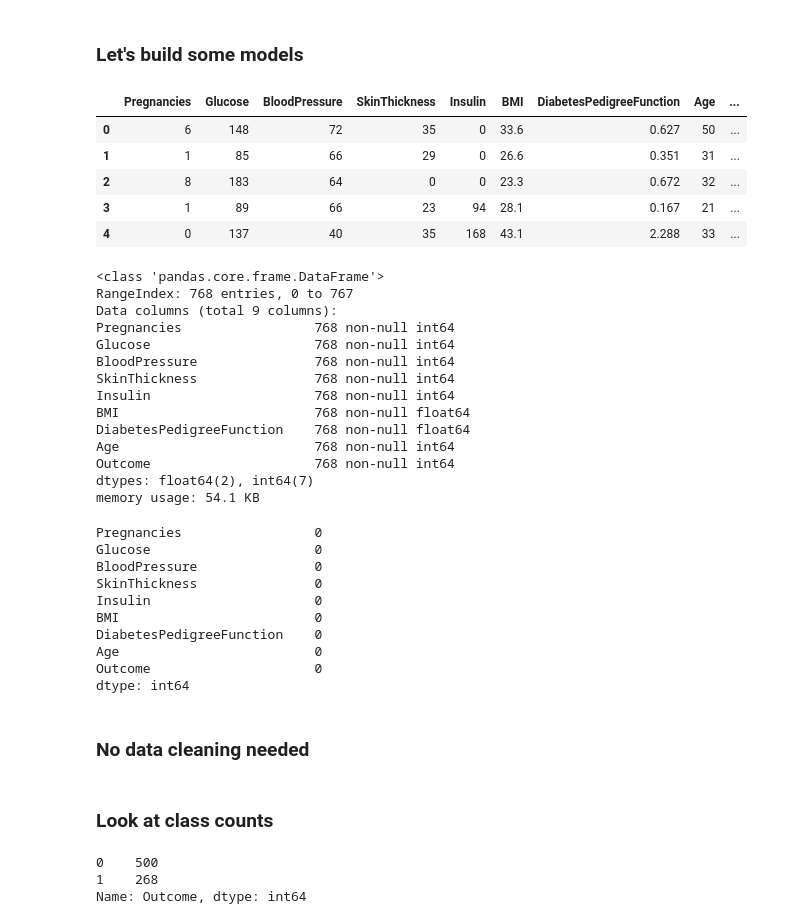
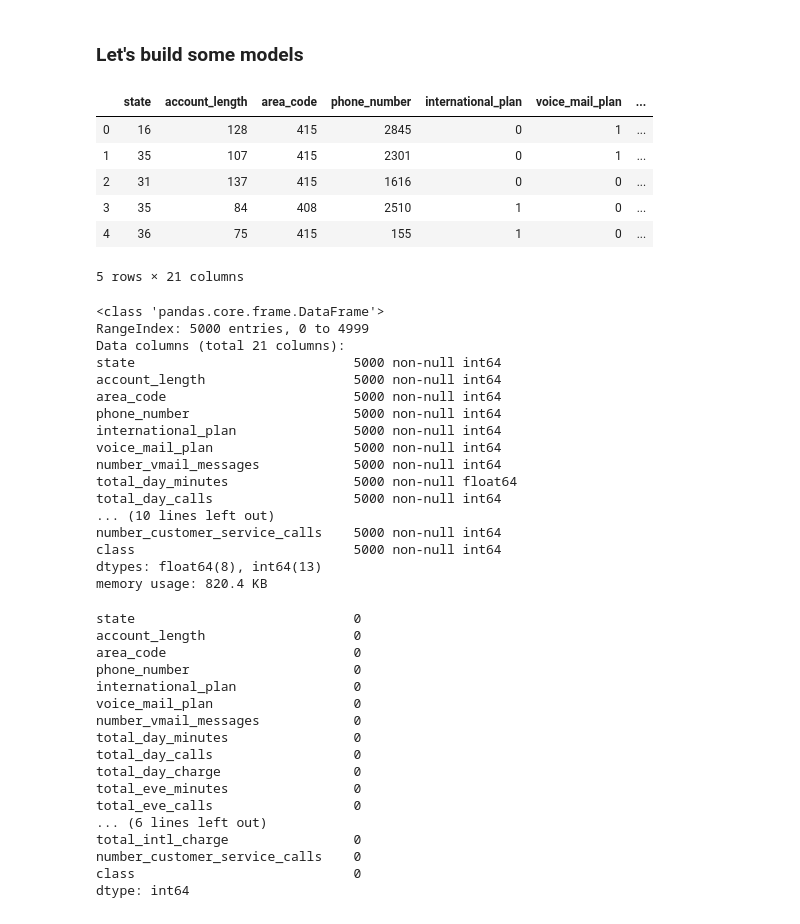
Before and after one commit to EricaSG/cv2-mod4-sec35-ensemble-methods-lesson, a Jupyter notebook: lesson-plan.ipynb, the cells around one changed output. Saved outputs shown, nothing was run; the diff lists cells and outputs as text; code cells hidden in the pictures.

```diff
--- a/lesson-plan.ipynb
+++ b/lesson-plan.ipynb
@@ -83,52 +91,53 @@ np.random.seed(42)
 # %% [markdown]
 ### Let's build some models
 # %%
-df = pd.read_csv("./pima-indians-diabetes.csv")
+df = pd.read_csv("./churn.csv")
 df.head()
 # %% [output]
-|  | Pregnancies | Glucose | BloodPressure | SkinThickness | Insulin | BMI | DiabetesPedigreeFunction | Age | ... |
-| 0 | 6 | 148 | 72 | 35 | 0 | 33.6 | 0.627 | 50 | ... |
-| 1 | 1 | 85 | 66 | 29 | 0 | 26.6 | 0.351 | 31 | ... |
-| 2 | 8 | 183 | 64 | 0 | 0 | 23.3 | 0.672 | 32 | ... |
-| 3 | 1 | 89 | 66 | 23 | 94 | 28.1 | 0.167 | 21 | ... |
-| 4 | 0 | 137 | 40 | 35 | 168 | 43.1 | 2.288 | 33 | ... |
+|  | state | account_length | area_code | phone_number | international_plan | voice_mail_plan | ... |
+| 0 | 16 | 128 | 415 | 2845 | 0 | 1 | ... |
+| 1 | 35 | 107 | 415 | 2301 | 0 | 1 | ... |
+| 2 | 31 | 137 | 415 | 1616 | 0 | 0 | ... |
+| 3 | 35 | 84 | 408 | 2510 | 1 | 0 | ... |
+| 4 | 36 | 75 | 415 | 155 | 1 | 0 | ... |
+5 rows × 21 columns
 # %%
 df.info()
 # %% [output]
 <class 'pandas.core.frame.DataFrame'>
-RangeIndex: 768 entries, 0 to 767
-Data columns (total 9 columns):
-Pregnancies                 768 non-null int64
-Glucose                     768 non-null int64
-BloodPressure               768 non-null int64
-SkinThickness               768 non-null int64
-Insulin                     768 non-null int64
-BMI                         768 non-null float64
-DiabetesPedigreeFunction    768 non-null float64
-Age                         768 non-null int64
-Outcome                     768 non-null int64
-dtypes: float64(2), int64(7)
-memory usage: 54.1 KB
+RangeIndex: 5000 entries, 0 to 4999
+Data columns (total 21 columns):
+state                            5000 non-null int64
+account_length                   5000 non-null int64
+area_code                        5000 non-null int64
+phone_number                     5000 non-null int64
+international_plan               5000 non-null int64
+voice_mail_plan                  5000 non-null int64
+number_vmail_messages            5000 non-null int64
+total_day_minutes                5000 non-null float64
+total_day_calls                  5000 non-null int64
+... (10 lines left out)
+number_customer_service_calls    5000 non-null int64
+class                            5000 non-null int64
+dtypes: float64(8), int64(13)
+memory usage: 820.4 KB
 # %%
 df.isna().sum()
 # %% [output]
-Pregnancies                 0
-Glucose                     0
-BloodPressure               0
-SkinThickness               0
-Insulin                     0
-BMI                         0
-DiabetesPedigreeFunction    0
-Age                         0
-Outcome                     0
+state                            0
+account_length                   0
+area_code                        0
+phone_number                     0
+international_plan               0
+voice_mail_plan                  0
+number_vmail_messages            0
+total_day_minutes                0
+total_day_calls                  0
+total_day_charge                 0
+total_eve_minutes                0
+total_eve_calls                  0
+... (6 lines left out)
+total_intl_charge                0
+number_customer_service_calls    0
+class                            0
 dtype: int64
-# %% [markdown]
-### No data cleaning needed
-# %% [markdown]
-### Look at class counts
-# %%
-df.Outcome.value_counts()
-# %% [output]
-0    500
-1    268
-Name: Outcome, dtype: int64
```
Also changed, not shown: parts of 115 cells of this notebook, 5 other files.
